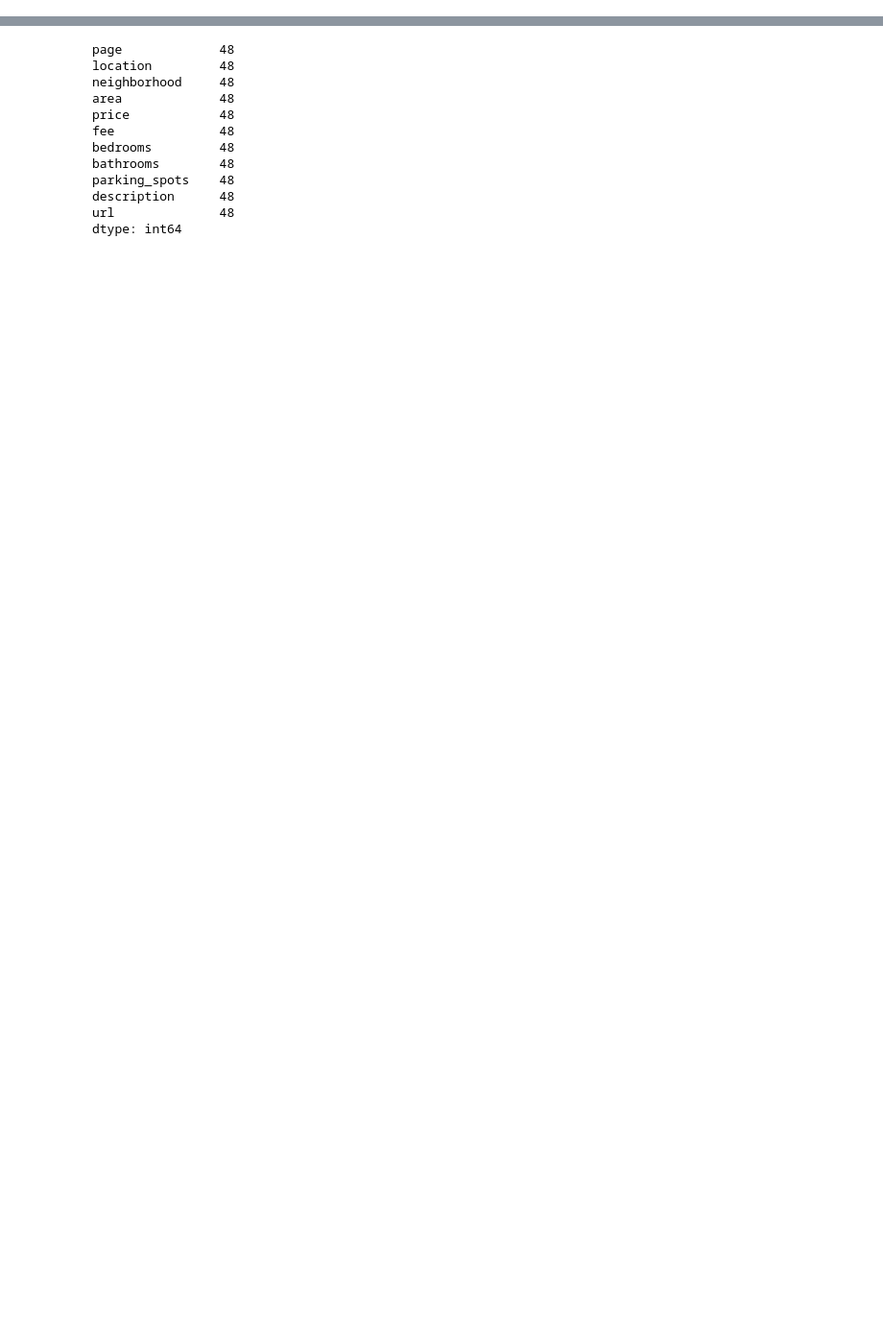
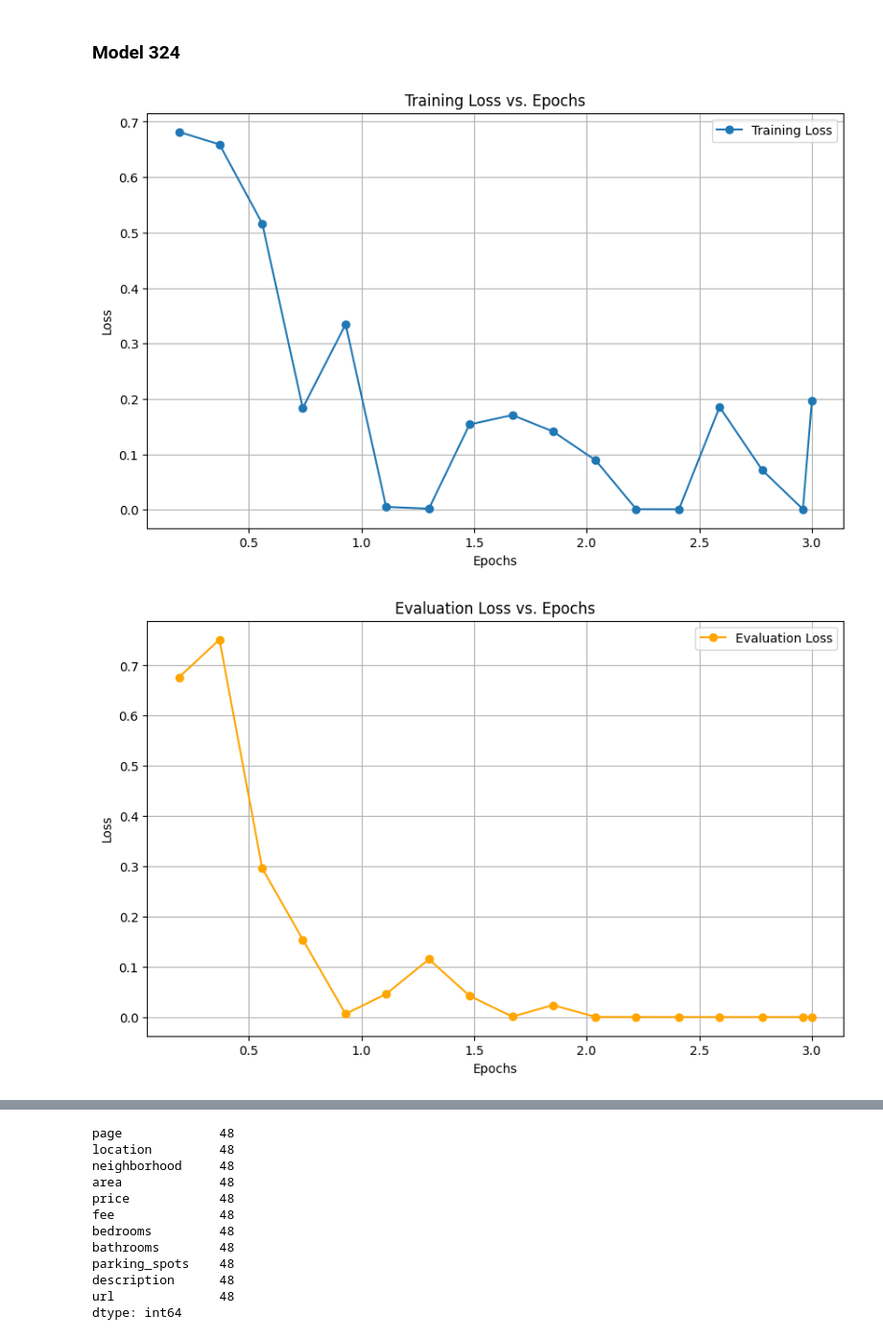
Before and after one commit to juancarlos285/chatbot, a Jupyter notebook: analysis.ipynb, the cells around one changed output, grey strips where cells are left out. Shown: that part at 96% size. Saved outputs shown, nothing was run; the diff lists cells and outputs as text; code cells hidden in the pictures; blank space fills up the shorter version.

```diff
--- a/analysis.ipynb
+++ b/analysis.ipynb
@@ -157,0 +145,41 @@ Venga a vivir en una casa de 3 habitaciones en una urbanización privada de San
+# %% [markdown]
+### Model 324
+# %%
+# Example data from your training history
+epochs = [0.19, 0.37, 0.56, 0.74, 0.93, 1.11, 1.3, 1.48, 1.67, 1.85, 2.04, 2.22, 2.41, 2.59, 2.78, 2.96, 3.0]
+training_loss = [0.6817, 0.6591, 0.5165, 0.1837, 0.3344, 0.0052, 0.002, 0.1538, 0.1708, 0.1414, 0.0892, 0.0011, 0.001, 0.1855, 0.0713, 0.001, 0.19740721251510865]
+eval_loss = [0.6762, 0.7514, 0.2962, 0.1544, 0.0063, 0.0462, 0.1152, 0.0426, 0.000897, 0.02396, 0.000486, 0.000433, 0.000353, 0.000387, 0.000376, 0.000365, 0.0003654308384284377]
+gradient_norm = [4.4306, 19.7428, 11.9147, 249.9241, 0.3108, 0.0638, 0.0367, 0.0179, 0.0259, 0.0547, 0.0585, 0.0341, 0.0191, 0.0449, 0.0241, 0.0198, 0.0198]
+
+# 1. Training Loss vs. Epochs
+plt.figure(figsize=(10, 6))
+plt.plot(epochs, training_loss, label='Training Loss', marker='o')
+plt.xlabel('Epochs')
+plt.ylabel('Loss')
+plt.title('Training Loss vs. Epochs')
+plt.legend()
+plt.grid(True)
+plt.show()
+
+# 2. Evaluation Loss vs. Epochs
+plt.figure(figsize=(10, 6))
+plt.plot(epochs, eval_loss, label='Evaluation Loss', marker='o', color='orange')
+plt.xlabel('Epochs')
+plt.ylabel('Loss')
+plt.title('Evaluation Loss vs. Epochs')
+plt.legend()
+plt.grid(True)
+plt.show()
+
+# 3. Gradient Norm vs. Epochs
+plt.figure(figsize=(10, 6))
+plt.plot(epochs, gradient_norm, label='Gradient Norm', marker='o', color='green')
+plt.xlabel('Epochs')
+plt.ylabel('Gradient Norm')
+plt.title('Gradient Norm vs. Epochs')
+plt.legend()
+plt.grid(True)
+plt.show()
+# %% [output]
+[figure, added]
+[figure, added]
```
Also changed, not shown: parts of 15 cells of this notebook, 4 other files.
